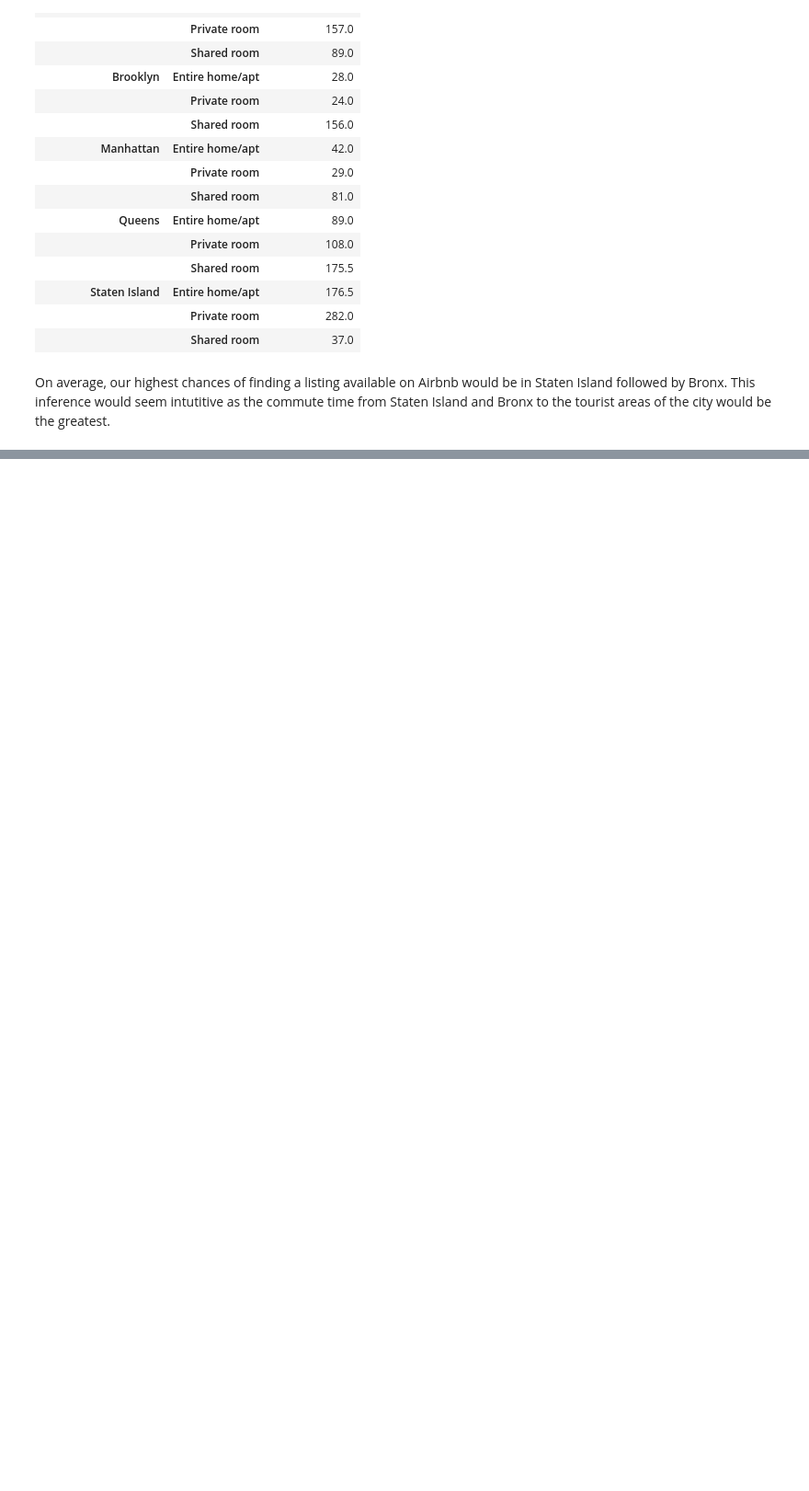
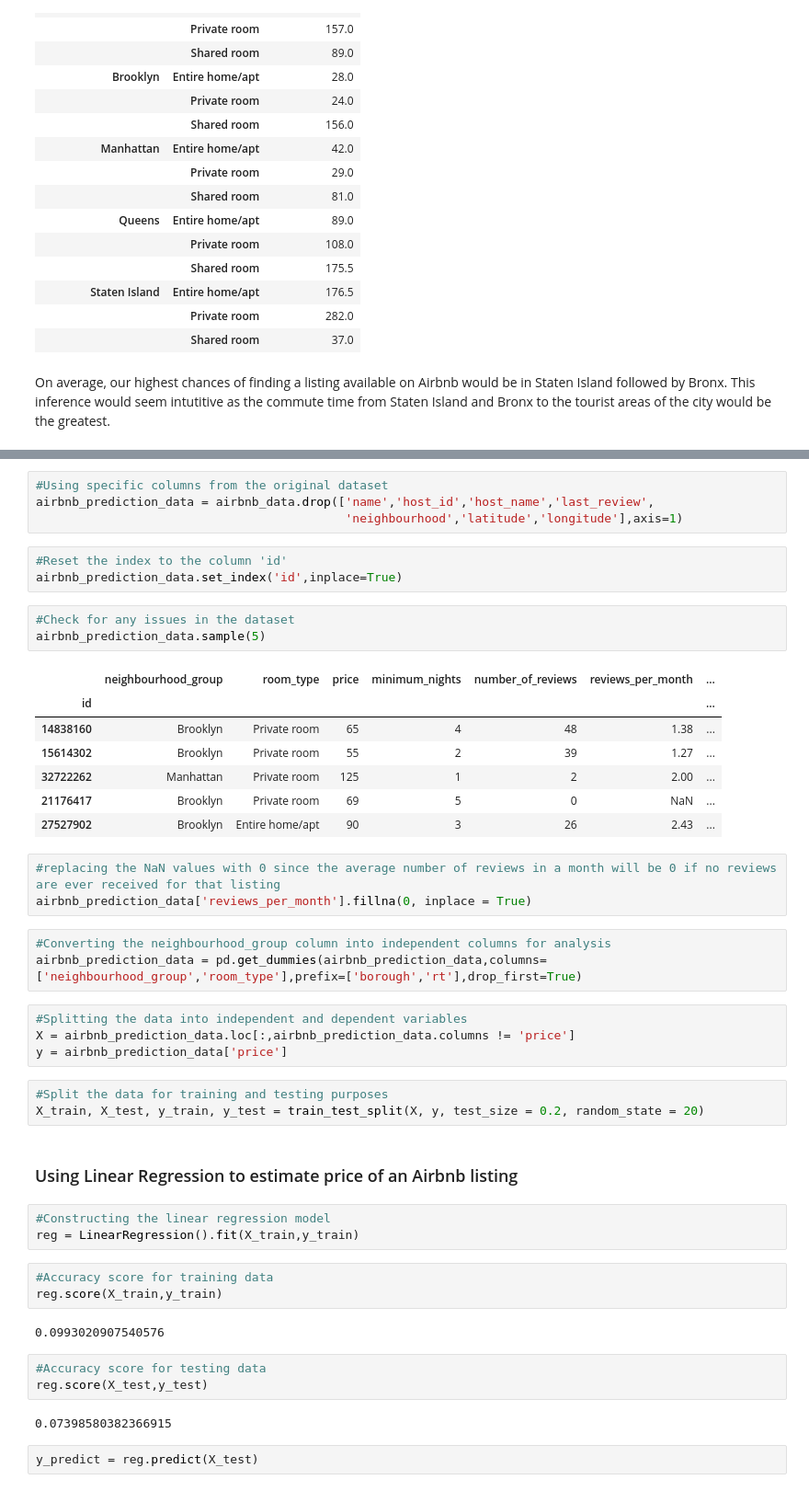
Before and after one commit to raoulmfernandes/Airbnb-Analysis-EDA, a Jupyter notebook: Airbnb_2019Data_analysis.ipynb, the cells around one changed output, grey strips where cells are left out. Shown at 92% size. Drawn from its saved outputs; the diff is of its cells as text; blank space fills up the shorter version.

```diff
--- a/Airbnb_2019Data_analysis.ipynb
+++ b/Airbnb_2019Data_analysis.ipynb
@@ -260,0 +277,48 @@ On average, our highest chances of finding a listing available on Airbnb would b
+# %%
+#Using specific columns from the original dataset
+airbnb_prediction_data = airbnb_data.drop(['name','host_id','host_name','last_review',
+                                           'neighbourhood','latitude','longitude'],axis=1)
+# %%
+#Reset the index to the column 'id'
+airbnb_prediction_data.set_index('id',inplace=True)
+# %%
+#Check for any issues in the dataset
+airbnb_prediction_data.sample(5)
+# %% [output]
+|  | neighbourhood_group | room_type | price | minimum_nights | number_of_reviews | reviews_per_month | ... |
+| id |  |  |  |  |  |  | ... |
+| 14838160 | Brooklyn | Private room | 65 | 4 | 48 | 1.38 | ... |
+| 15614302 | Brooklyn | Private room | 55 | 2 | 39 | 1.27 | ... |
+| 32722262 | Manhattan | Private room | 125 | 1 | 2 | 2.00 | ... |
+| 21176417 | Brooklyn | Private room | 69 | 5 | 0 | NaN | ... |
+| 27527902 | Brooklyn | Entire home/apt | 90 | 3 | 26 | 2.43 | ... |
+# %%
+#replacing the NaN values with 0 since the average number of reviews in a month will be 0 if no reviews are ever received for that listing
+airbnb_prediction_data['reviews_per_month'].fillna(0, inplace = True)
+# %%
+#Converting the neighbourhood_group column into independent columns for analysis
+airbnb_prediction_data = pd.get_dummies(airbnb_prediction_data,columns=['neighbourhood_group','room_type'],prefix=['borough','rt'],drop_first=True)
+# %%
+#Splitting the data into independent and dependent variables
+X = airbnb_prediction_data.loc[:,airbnb_prediction_data.columns != 'price']
+y = airbnb_prediction_data['price']
+# %%
+#Split the data for training and testing purposes
+X_train, X_test, y_train, y_test = train_test_split(X, y, test_size = 0.2, random_state = 20)
+# %% [markdown]
+### Using Linear Regression to estimate price of an Airbnb listing
+# %%
+#Constructing the linear regression model
+reg = LinearRegression().fit(X_train,y_train)
+# %%
+#Accuracy score for training data
+reg.score(X_train,y_train)
+# %% [output]
+0.0993020907540576
+# %%
+#Accuracy score for testing data
+reg.score(X_test,y_test)
+# %% [output]
+0.07398580382366915
+# %%
+y_predict = reg.predict(X_test)
```
Also changed, not shown: parts of 15 cells of this notebook.
